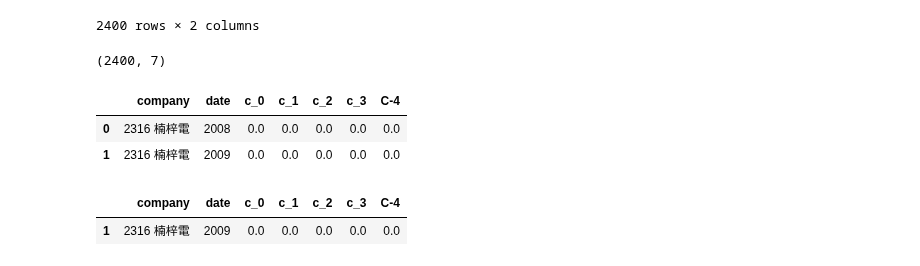
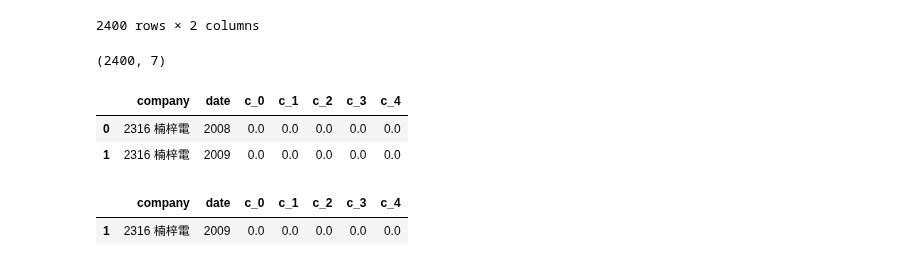
Before and after one commit to roccqqck/news_bert, a Jupyter notebook: 6.news_data_preprocessing.ipynb, the cells around one changed output. Saved outputs shown, nothing was run; the diff lists cells and outputs as text; code cells hidden in the pictures.

```diff
--- a/6.news_data_preprocessing.ipynb
+++ b/6.news_data_preprocessing.ipynb
@@ -297,7 +297,7 @@ def remove_510(text):
         text = text[:510]    # 只取前510個字
     return text
 # %%
-all_news["content"] = all_news["content"].apply(remove_510)
+all_news["content"] = all_news["content"].progress_apply(remove_510)
 print(all_news.shape)
 all_news.head(2)
 # %% [output]
@@ -417,7 +446,7 @@ array(['2316 楠梓電', '5469 瀚宇博', '3037 欣興', '1612 宏泰', '2498
        '1316 上曜', '3130 一零四', '1453 大將'], dtype=object)
 # %%
 temp = []
-for company_name in company_list:
+for company_name in tqdm(company_list):
     for year in range(2008,2018):
         company_name = str(company_name)
         year = int(year)
@@ -437,9 +466,9 @@ array([['2316 楠梓電', '2008'],
        ['1453 大將', '2016'],
        ['1453 大將', '2017']], dtype='<U11')
 # %%
-df_topic_5_prob = pd.DataFrame(temp, columns = ['company' , 'date'])
-print(df_topic_5_prob.shape)
-df_topic_5_prob
+df_company_year_prob_sum = pd.DataFrame(temp, columns = ['company' , 'date'])  # numpy to pandas 並宣告欄位名
+print(df_company_year_prob_sum.shape)
+df_company_year_prob_sum
 # %% [output]
 (2400, 2)
 |  | company | date |
@@ -456,23 +485,26 @@ df_topic_5_prob
 | 2399 | 1453 大將 | 2017 |
 2400 rows × 2 columns
 # %%
-df_topic_5_prob["date"] = df_topic_5_prob["date"].astype(int)
-df_topic_5_prob["company"] = df_topic_5_prob["company"].astype(str)
-df_topic_5_prob["c_0"] = 0.
-df_topic_5_prob["c_1"] = 0.
-df_topic_5_prob["c_2"] = 0.
-df_topic_5_prob["c_3"] = 0.
-df_topic_5_prob["C-4"] = 0.
-print(df_topic_5_prob.shape)
-df_topic_5_prob.head(2)
+df_company_year_prob_sum["date"] = df_company_year_prob_sum["date"].astype(int)
+df_company_year_prob_sum["company"] = df_company_year_prob_sum["company"].astype(str)
+df_company_year_prob_sum["c_0"] = 0.       # 建class_0 ~ class_4的欄位
+df_company_year_prob_sum["c_1"] = 0.
+df_company_year_prob_sum["c_2"] = 0.
+df_company_year_prob_sum["c_3"] = 0.
+df_company_year_prob_sum["c_4"] = 0.
+print(df_company_year_prob_sum.shape)
+df_company_year_prob_sum.head(2)
 # %% [output]
 (2400, 7)
-|  | company | date | c_0 | c_1 | c_2 | c_3 | C-4 |
+|  | company | date | c_0 | c_1 | c_2 | c_3 | c_4 |
 | 0 | 2316 楠梓電 | 2008 | 0.0 | 0.0 | 0.0 | 0.0 | 0.0 |
 | 1 | 2316 楠梓電 | 2009 | 0.0 | 0.0 | 0.0 | 0.0 | 0.0 |
 # %%
-# a column contains "A" & b column contains "B"
-df_topic_5_prob[(df_topic_5_prob["company"].str.contains("楠梓電") & df_topic_5_prob["date"].astype(str).str.contains("2009") )]
+# pandas 取出 a column contains "A" & b column contains "B"
+# df_company_year_prob_sum[(df_company_year_prob_sum["company"].str.contains("楠梓電")) & (df_company_year_prob_sum["date"].astype(str).str.contains("2009") )]
+
+df_company_year_prob_sum.loc[(df_company_year_prob_sum["company"].str.contains("楠梓電"))
+                    & (df_company_year_prob_sum["date"].astype(str).str.contains("2009") )]
 # %% [output]
-|  | company | date | c_0 | c_1 | c_2 | c_3 | C-4 |
+|  | company | date | c_0 | c_1 | c_2 | c_3 | c_4 |
 | 1 | 2316 楠梓電 | 2009 | 0.0 | 0.0 | 0.0 | 0.0 | 0.0 |
```
Also changed, not shown: parts of 12 cells of this notebook, 1 other file.
